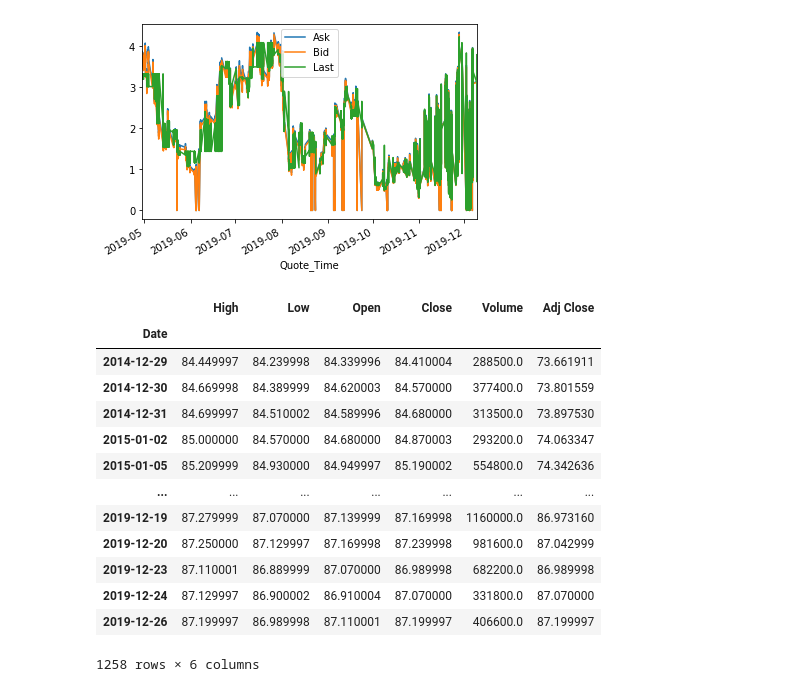
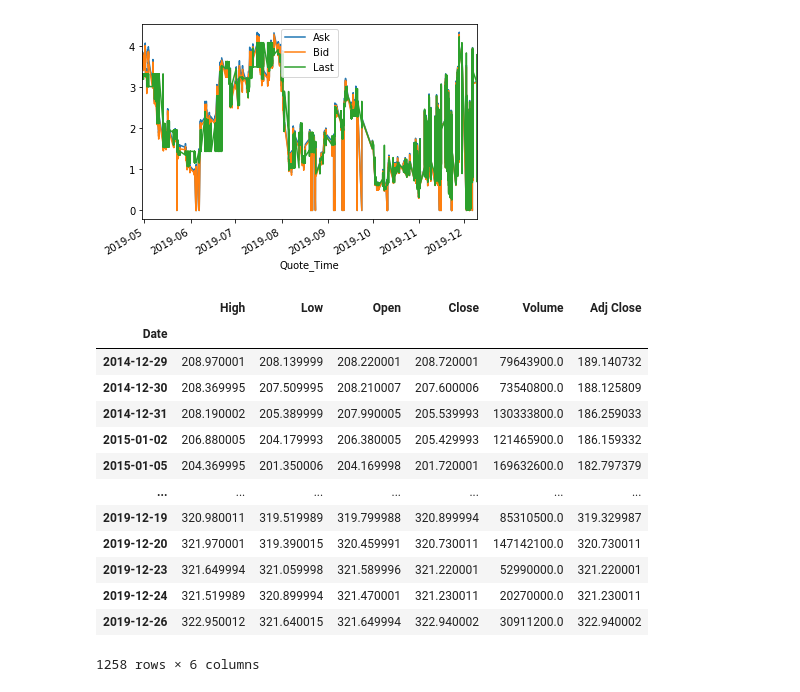
Before and after one commit to OZ-T/voltrad1, a Jupyter notebook: notebooks/Analytics.ipynb, the cells around one changed output. Cells and saved outputs as stored; diff of their text form; code cells hidden in the pictures.

```diff
--- a/notebooks/Analytics.ipynb
+++ b/notebooks/Analytics.ipynb
@@ -48,31 +48,31 @@ df2.plot()
 ##%pip install swigibpy
 # %%
 import pandas_datareader.data as web
-symbol="BIV"
+symbol="SPY"
 source1="yahoo"
 pd = web.DataReader(
 name=symbol,
 data_source=source1,
 start=None,
 end=None,
 retry_count=3,
 pause=0.1,
 session=None,
 api_key=None,
 )
 pd
 # %% [output]
 |  | High | Low | Open | Close | Volume | Adj Close |
 | Date |  |  |  |  |  |  |
-| 2014-12-29 | 84.449997 | 84.239998 | 84.339996 | 84.410004 | 288500.0 | 73.661911 |
-| 2014-12-30 | 84.669998 | 84.389999 | 84.620003 | 84.570000 | 377400.0 | 73.801559 |
-| 2014-12-31 | 84.699997 | 84.510002 | 84.589996 | 84.680000 | 313500.0 | 73.897530 |
-| 2015-01-02 | 85.000000 | 84.570000 | 84.680000 | 84.870003 | 293200.0 | 74.063347 |
-| 2015-01-05 | 85.209999 | 84.930000 | 84.949997 | 85.190002 | 554800.0 | 74.342636 |
+| 2014-12-29 | 208.970001 | 208.139999 | 208.220001 | 208.720001 | 79643900.0 | 189.140732 |
+| 2014-12-30 | 208.369995 | 207.509995 | 208.210007 | 207.600006 | 73540800.0 | 188.125809 |
+| 2014-12-31 | 208.190002 | 205.389999 | 207.990005 | 205.539993 | 130333800.0 | 186.259033 |
+| 2015-01-02 | 206.880005 | 204.179993 | 206.380005 | 205.429993 | 121465900.0 | 186.159332 |
+| 2015-01-05 | 204.369995 | 201.350006 | 204.169998 | 201.720001 | 169632600.0 | 182.797379 |
 | ... | ... | ... | ... | ... | ... | ... |
-| 2019-12-19 | 87.279999 | 87.070000 | 87.139999 | 87.169998 | 1160000.0 | 86.973160 |
-| 2019-12-20 | 87.250000 | 87.129997 | 87.169998 | 87.239998 | 981600.0 | 87.042999 |
-| 2019-12-23 | 87.110001 | 86.889999 | 87.070000 | 86.989998 | 682200.0 | 86.989998 |
-| 2019-12-24 | 87.129997 | 86.900002 | 86.910004 | 87.070000 | 331800.0 | 87.070000 |
-| 2019-12-26 | 87.199997 | 86.989998 | 87.110001 | 87.199997 | 406600.0 | 87.199997 |
+| 2019-12-19 | 320.980011 | 319.519989 | 319.799988 | 320.899994 | 85310500.0 | 319.329987 |
+| 2019-12-20 | 321.970001 | 319.390015 | 320.459991 | 320.730011 | 147142100.0 | 320.730011 |
+| 2019-12-23 | 321.649994 | 321.059998 | 321.589996 | 321.220001 | 52990000.0 | 321.220001 |
+| 2019-12-24 | 321.519989 | 320.899994 | 321.470001 | 321.230011 | 20270000.0 | 321.230011 |
+| 2019-12-26 | 322.950012 | 321.640015 | 321.649994 | 322.940002 | 30911200.0 | 322.940002 |
 1258 rows × 6 columns
```
Also changed, not shown: 1 other file.
